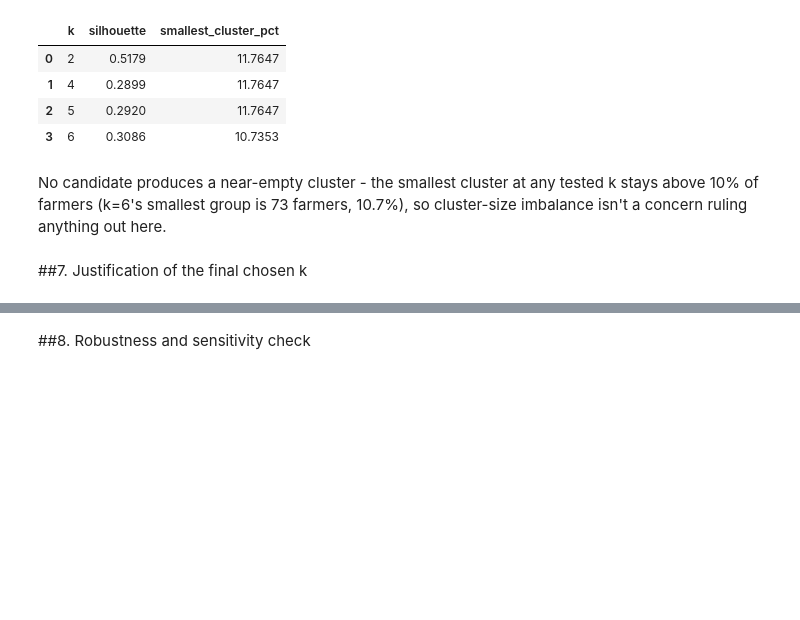
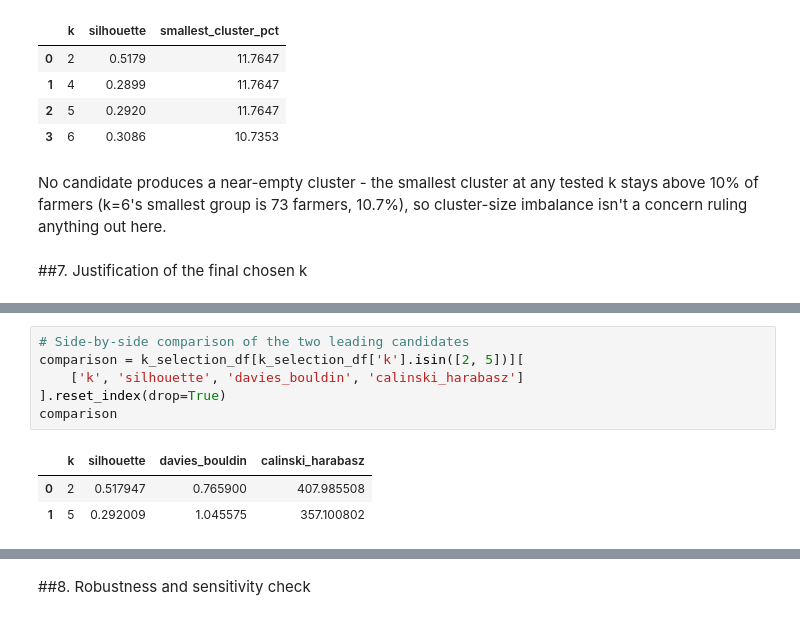
Before and after one commit to tanuiivy/bbt4106-202604-D4-clustering, a Jupyter notebook: lab_submission/bbt4106_202604_D4_clustering.ipynb, the cells around one changed output, grey strips where cells are left out. Saved outputs shown, nothing was run; the diff lists cells and outputs as text; blank space fills up the shorter version.

```diff
--- a/lab_submission/bbt4106_202604_D4_clustering.ipynb
+++ b/lab_submission/bbt4106_202604_D4_clustering.ipynb
@@ -560,0 +593,10 @@ No candidate produces a near-empty cluster - the smallest cluster at any tested
+# %%
+# Side-by-side comparison of the two leading candidates
+comparison = k_selection_df[k_selection_df['k'].isin([2, 5])][
+    ['k', 'silhouette', 'davies_bouldin', 'calinski_harabasz']
+].reset_index(drop=True)
+comparison
+# %% [output]
+|  | k | silhouette | davies_bouldin | calinski_harabasz |
+| 0 | 2 | 0.517947 | 0.765900 | 407.985508 |
+| 1 | 5 | 0.292009 | 1.045575 | 357.100802 |
```
Also changed, not shown: parts of 8 cells of this notebook.
